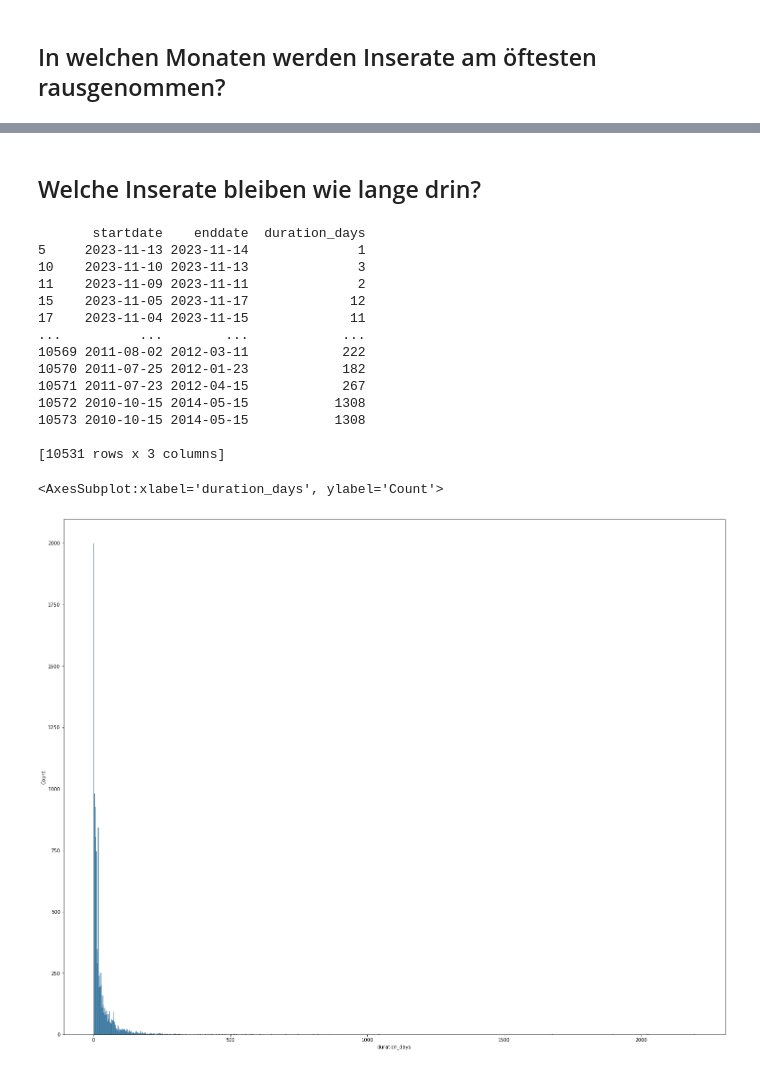
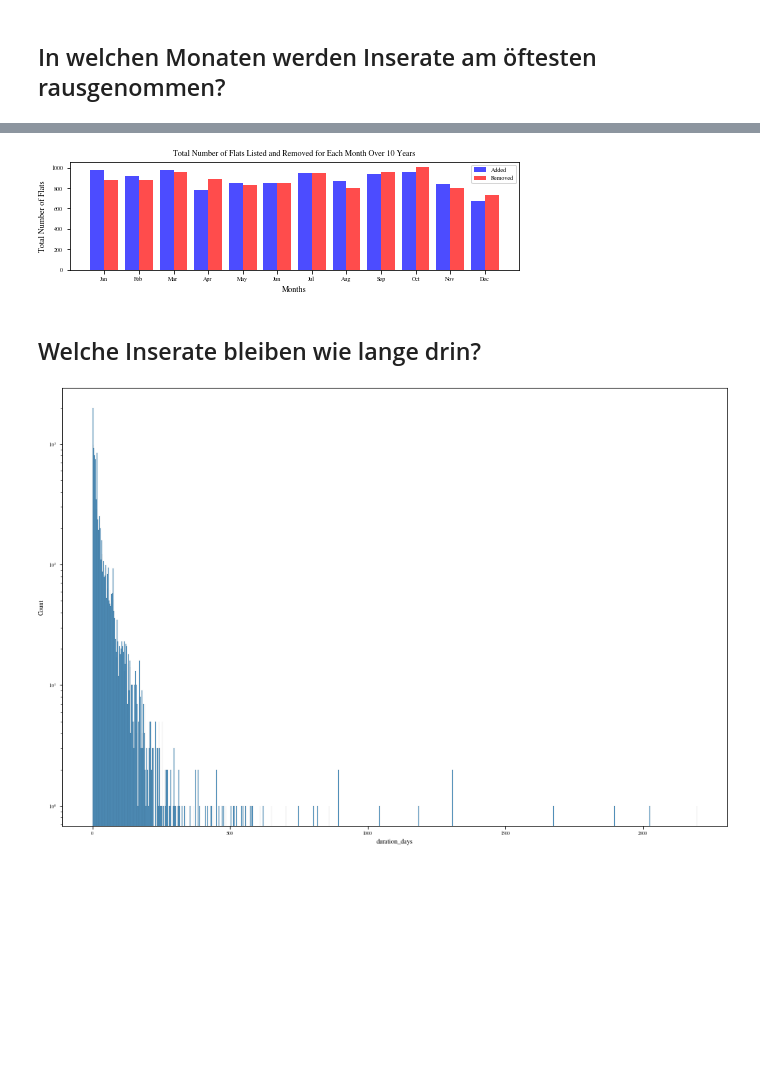
Before and after one commit to okihnjo/DataLiteracy, a Jupyter notebook: notebooks/correlations.ipynb, the cells around one changed output, grey strips where cells are left out. Cells and saved outputs as stored; diff of their text form; code cells hidden in the pictures; blank space fills up the shorter version.

```diff
--- a/notebooks/correlations.ipynb
+++ b/notebooks/correlations.ipynb
@@ -203,31 +260,43 @@ plt.show()
+# %%
+months = monthly_counts_summed['month']
+bar_width = 0.4
+bar_positions_added = months - bar_width/2
+bar_positions_removed = months + bar_width/2
+
+plt.rcParams.update(bundles.icml2022(column='full', nrows=1, ncols=2, usetex=False))
+fig, axs = plt.subplots(1, 1)
+
+plt.bar(bar_positions_added, monthly_counts_summed['total_count'], width=bar_width, color='blue', alpha=0.7, label='Added')
+plt.bar(bar_positions_removed, monthly_removed_counts_summed['total_removed_count'], width=bar_width, color='red', alpha=0.7, label='Removed')
+
+plt.title('Total Number of Flats Listed and Removed for Each Month Over 10 Years')
+plt.xlabel('Months')
+plt.ylabel('Total Number of Flats')
+plt.xticks(months, ['Jan', 'Feb', 'Mar', 'Apr', 'May', 'Jun', 'Jul', 'Aug', 'Sep', 'Oct', 'Nov', 'Dec'])
+
+plt.legend()
+plt.show()
+# %% [output]
+[figure, added]
 # %% [markdown]
 ## Welche Inserate bleiben wie lange drin?
 # %%
 df= df.dropna(subset=['startdate', 'enddate'])
 
 df['startdate'] = pd.to_datetime(df['startdate'])
 df['enddate'] = pd.to_datetime(df['enddate'])
 
 df['duration'] = df['enddate'] - df['startdate']
 df['duration_days'] = df['duration'].dt.days
 
-print(df[['startdate', 'enddate', 'duration_days']])
-plt.subplots(figsize=(25, 20))
-sns.histplot(data=df, x="duration_days")
+#print(df[['startdate', 'enddate', 'duration_days']])
+plt.subplots(figsize=(12, 8))
+g = sns.histplot(data=df, x="duration_days")
+
+#add this line for log scaled y-axis
+g.set_yscale('log')
+
+# ax.set_xlim(0,30)
+# ax.set_xticks(range(0,31))
 # %% [output]
-       startdate    enddate  duration_days
-5     2023-11-13 2023-11-14              1
-10    2023-11-10 2023-11-13              3
-11    2023-11-09 2023-11-11              2
-15    2023-11-05 2023-11-17             12
-17    2023-11-04 2023-11-15             11
-...          ...        ...            ...
-10569 2011-08-02 2012-03-11            222
-10570 2011-07-25 2012-01-23            182
-10571 2011-07-23 2012-04-15            267
-10572 2010-10-15 2014-05-15           1308
-10573 2010-10-15 2014-05-15           1308
-
-[10531 rows x 3 columns]
-<AxesSubplot:xlabel='duration_days', ylabel='Count'>
-[figure, old version]
+[figure, new version]
```
Also changed, not shown: parts of 12 cells of this notebook.
